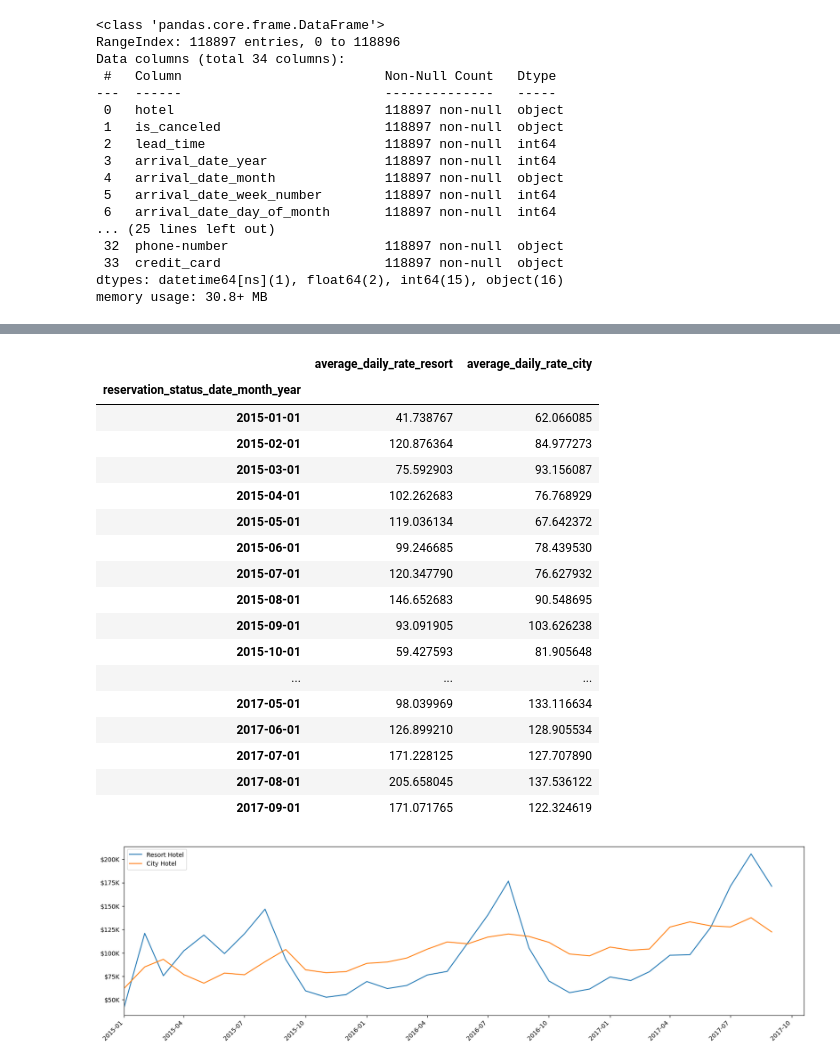
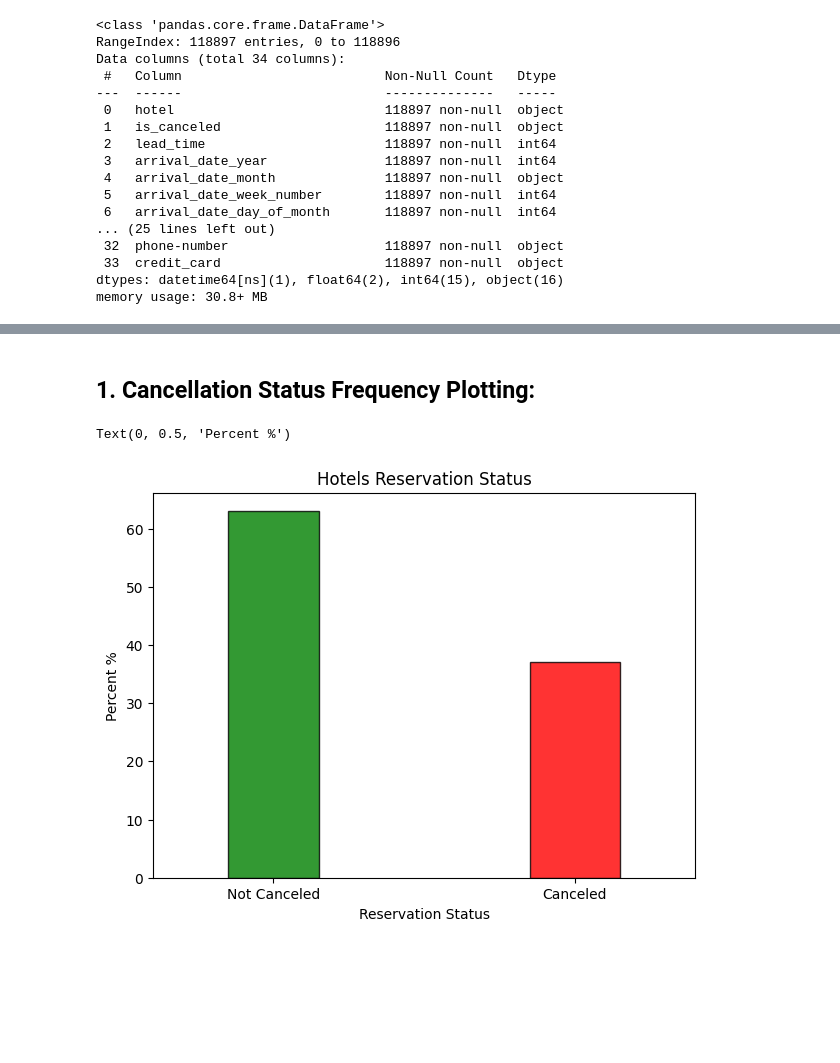
Before and after one commit to Geoshy/Hotels_Exploratory_Data_Analysis_EDA_Project, a Jupyter notebook: Jupyter_Files/2_Exploratory_Data_Analysis_EDA.ipynb, the cells around one changed output, grey strips where cells are left out. Saved outputs shown, nothing was run; the diff lists cells and outputs as text; code cells hidden in the pictures; blank space fills up the shorter version.

```diff
--- a/Jupyter_Files/2_Exploratory_Data_Analysis_EDA.ipynb
+++ b/Jupyter_Files/2_Exploratory_Data_Analysis_EDA.ipynb
@@ -108,4 +38,0 @@ fig.legend(handles=[green_patch, red_patch], labels=['Not Canceled', 'Canceled']
-# %%
-df['month_number'] = df['reservation_status_date'].dt.month
-df['year_number'] = df['reservation_status_date'].dt.year
-df['reservation_status_date_month_year'] = df['reservation_status_date'].dt.strftime('%b-%Y')
@@ -140,21 +38,0 @@ average_daily_rate['reservation_status_date_month_year'] = pd.to_datetime(averag
-# %%
-average_daily_rate
-# %% [output]
-|  | average_daily_rate_resort | average_daily_rate_city |
-| reservation_status_date_month_year |  |  |
-| 2015-01-01 | 41.738767 | 62.066085 |
-| 2015-02-01 | 120.876364 | 84.977273 |
-| 2015-03-01 | 75.592903 | 93.156087 |
-| 2015-04-01 | 102.262683 | 76.768929 |
-| 2015-05-01 | 119.036134 | 67.642372 |
-| 2015-06-01 | 99.246685 | 78.439530 |
-| 2015-07-01 | 120.347790 | 76.627932 |
-| 2015-08-01 | 146.652683 | 90.548695 |
-| 2015-09-01 | 93.091905 | 103.626238 |
-| 2015-10-01 | 59.427593 | 81.905648 |
-| ... | ... | ... |
-| 2017-05-01 | 98.039969 | 133.116634 |
-| 2017-06-01 | 126.899210 | 128.905534 |
-| 2017-07-01 | 171.228125 | 127.707890 |
-| 2017-08-01 | 205.658045 | 137.536122 |
-| 2017-09-01 | 171.071765 | 122.324619 |
@@ -163,13 +39,18 @@ average_daily_rate = average_daily_rate.set_index(keys='reservation_status_date_
-# %%
-plt.figure(figsize=(20,5))
-for column in average_daily_rate.columns:
-    plt.plot(
-        average_daily_rate.index,
-        average_daily_rate[column]
-    )
-plt.xticks(rotation=45, ha='right')
-plt.legend(labels=['Resort Hotel', 'City Hotel'], loc='best')
-plt.xlim(left=average_daily_rate.index.min())
-plt.gca().yaxis.set_major_formatter(plt.FuncFormatter(lambda y, position: (f"${int(y)}K")))
-# %% [output]
-[figure, removed]
+# %% [markdown]
+## **1. Cancellation Status Frequency Plotting:**
+# %%
+plt.figure(figsize=(7,5))
+round(df['is_canceled'].value_counts(normalize=True) * 100).plot(
+    kind='bar',
+    color=['green', 'red'],
+    width=0.3,
+    alpha=0.8,
+    edgecolor='k'
+)
+plt.title('Hotels Reservation Status')
+plt.xticks(rotation=0)
+plt.xlabel('Reservation Status')
+plt.ylabel('Percent %')
+# %% [output]
+Text(0, 0.5, 'Percent %')
+[figure, added]
```
Also changed, not shown: parts of 36 cells of this notebook, 8 other files.
